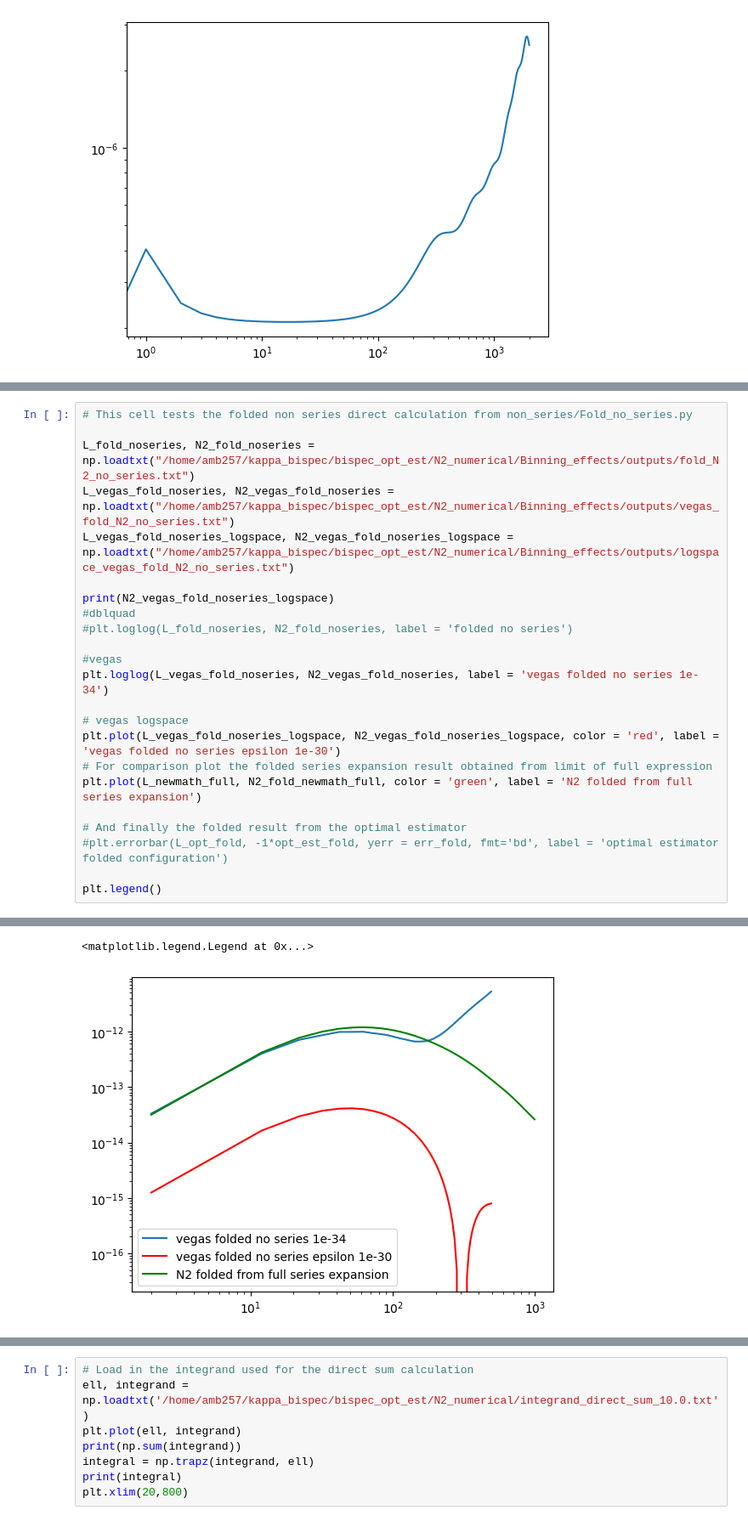
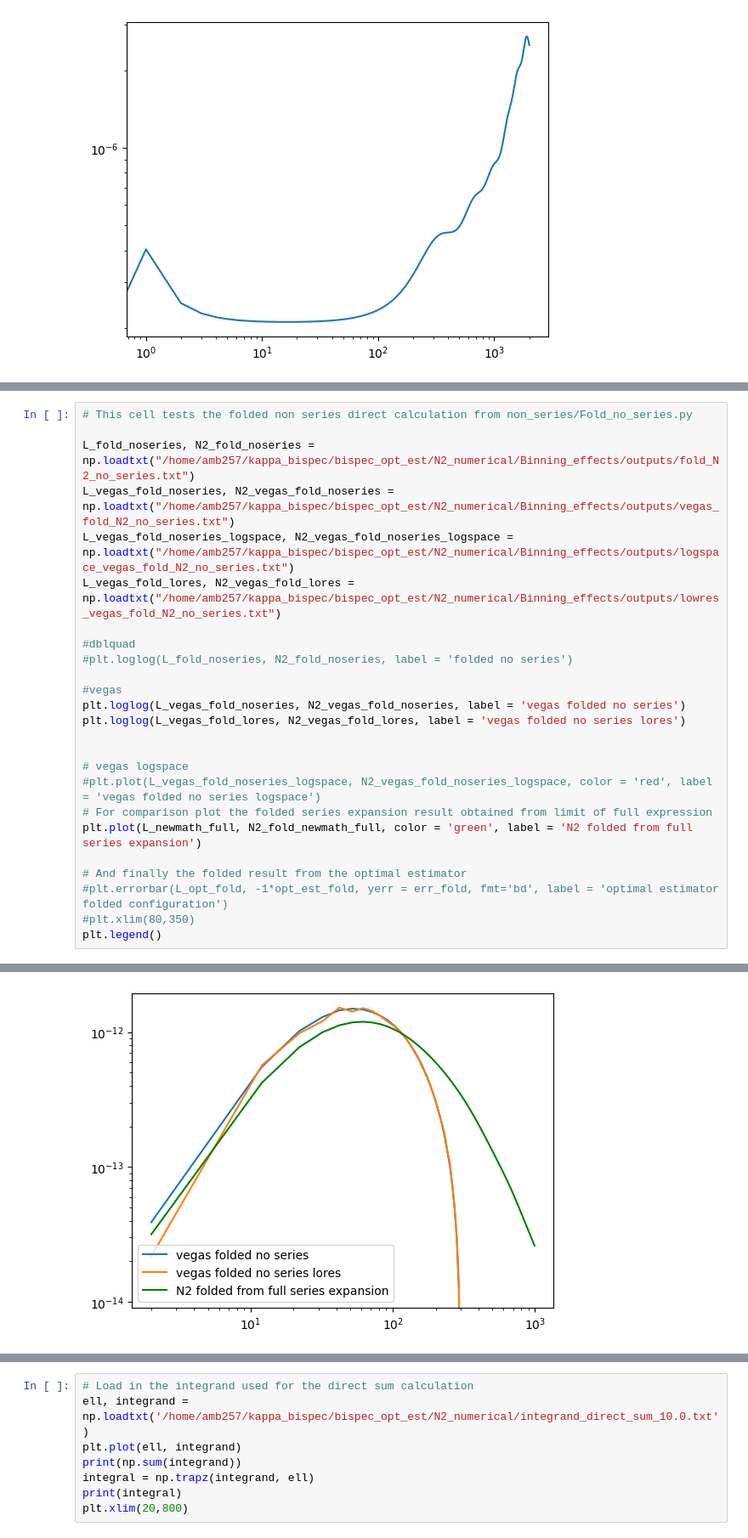
Before and after one commit to aleksandrbowkis/bispec_opt_est, a Jupyter notebook: N2_numerical/Binning_effects/Visualisation/N2_tests.ipynb, the cells around one changed output, grey strips where cells are left out. Shown at 85% size. Saved outputs shown, nothing was run; the diff lists cells and outputs as text.

```diff
--- a/N2_numerical/Binning_effects/Visualisation/N2_tests.ipynb
+++ b/N2_numerical/Binning_effects/Visualisation/N2_tests.ipynb
@@ -227,21 +232,23 @@ print(bin_mid_eq, binning_eq)
 L_fold_noseries, N2_fold_noseries = np.loadtxt("/home/amb257/kappa_bispec/bispec_opt_est/N2_numerical/Binning_effects/outputs/fold_N2_no_series.txt")
 L_vegas_fold_noseries, N2_vegas_fold_noseries = np.loadtxt("/home/amb257/kappa_bispec/bispec_opt_est/N2_numerical/Binning_effects/outputs/vegas_fold_N2_no_series.txt")
 L_vegas_fold_noseries_logspace, N2_vegas_fold_noseries_logspace = np.loadtxt("/home/amb257/kappa_bispec/bispec_opt_est/N2_numerical/Binning_effects/outputs/logspace_vegas_fold_N2_no_series.txt")
+L_vegas_fold_lores, N2_vegas_fold_lores = np.loadtxt("/home/amb257/kappa_bispec/bispec_opt_est/N2_numerical/Binning_effects/outputs/lowres_vegas_fold_N2_no_series.txt")
 
-print(N2_vegas_fold_noseries_logspace)
 #dblquad
 #plt.loglog(L_fold_noseries, N2_fold_noseries, label = 'folded no series')
 
 #vegas
-plt.loglog(L_vegas_fold_noseries, N2_vegas_fold_noseries, label = 'vegas folded no series 1e-34')
+plt.loglog(L_vegas_fold_noseries, N2_vegas_fold_noseries, label = 'vegas folded no series')
+plt.loglog(L_vegas_fold_lores, N2_vegas_fold_lores, label = 'vegas folded no series lores')
+
 
 # vegas logspace
-plt.plot(L_vegas_fold_noseries_logspace, N2_vegas_fold_noseries_logspace, color = 'red', label = 'vegas folded no series epsilon 1e-30')
+#plt.plot(L_vegas_fold_noseries_logspace, N2_vegas_fold_noseries_logspace, color = 'red', label = 'vegas folded no series logspace')
 # For comparison plot the folded series expansion result obtained from limit of full expression
 plt.plot(L_newmath_full, N2_fold_newmath_full, color = 'green', label = 'N2 folded from full series expansion')
 
 # And finally the folded result from the optimal estimator
 #plt.errorbar(L_opt_fold, -1*opt_est_fold, yerr = err_fold, fmt='bd', label = 'optimal estimator folded configuration')
-
+#plt.xlim(80,350)
 plt.legend()
 # %% [output]
@@ -261,2 +256 @@ plt.legend()
-<matplotlib.legend.Legend at 0x...>
-[figure, old version]
+[figure, new version]
```
Also changed, not shown: parts of 6 cells of this notebook, 46 other files.
